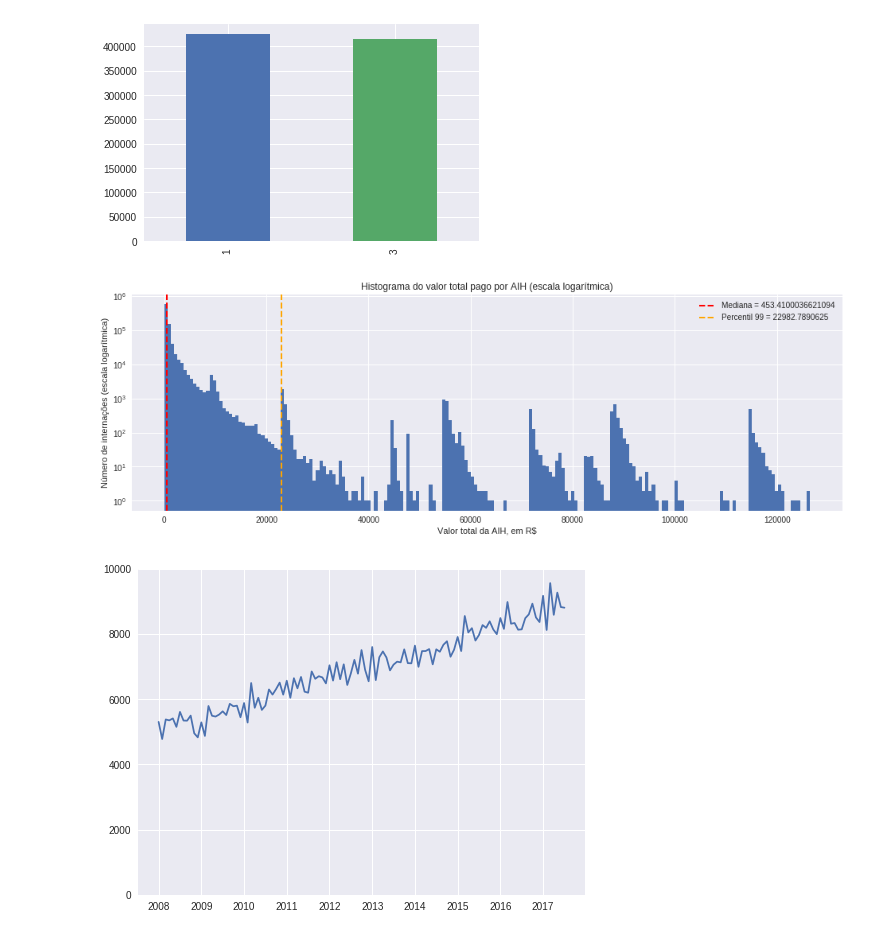
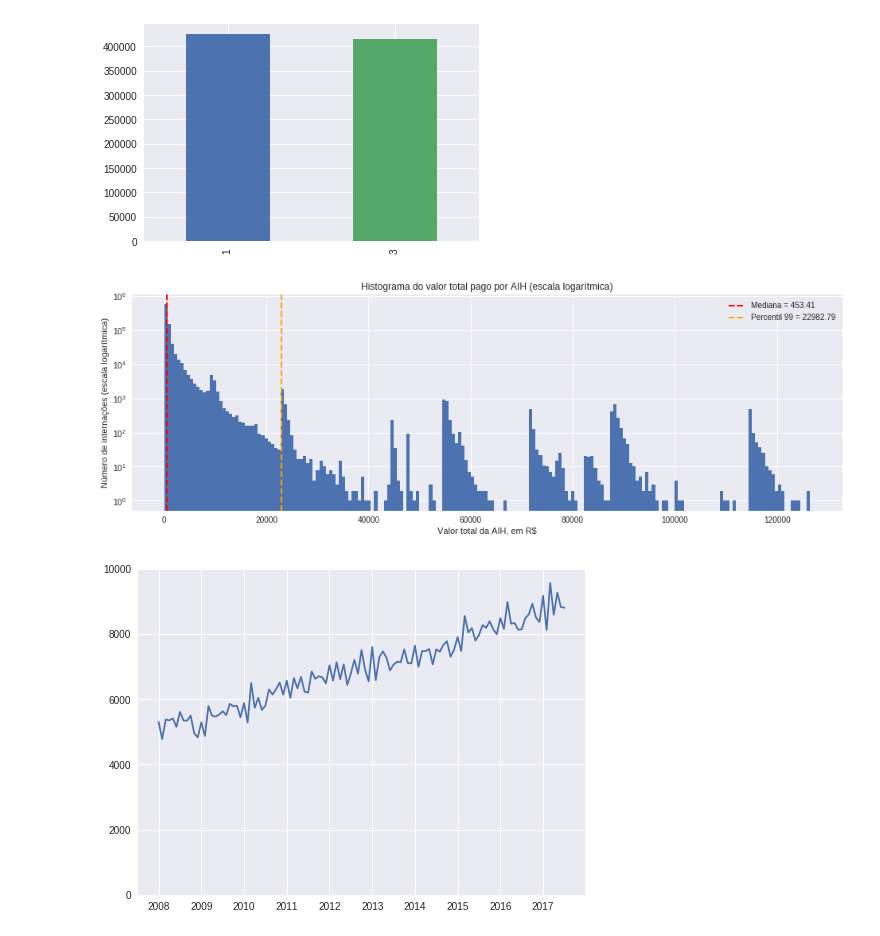
Before and after one commit to gbletsch/hematologic_hospitalizations_brazil, a Jupyter notebook: tcc.ipynb, the cells around one changed output. Cells and saved outputs as stored; diff of their text form; code cells hidden in the pictures.

```diff
--- a/tcc.ipynb
+++ b/tcc.ipynb
@@ -13,8 +13,6 @@ CACHEPATH, RAW_DATA, PRODUCED_DATASETS = create_cache_path()
 # %%
 %%time
 hemato = make_all_dataset(force_download='no')
-hemato.DT_INTER = pd.to_datetime(hemato.DT_INTER)
-hemato.DT_SAIDA = pd.to_datetime(hemato.DT_SAIDA)
 # %% [output]
 Optimizing df...
 
@@ -76,20 +45,20 @@ hemato.SEXO.value_counts().plot(kind='bar')
 # %%
 # valor total recebido por AIH
 # a escala é logarítmica por causa da amplitude dos valores
 
 hemato.VAL_TOT.hist(log=True, bins=200, figsize=(16, 5))
 median = hemato.VAL_TOT.quantile(.5)
 p = hemato.VAL_TOT.quantile(.99)
-plt.axvline(x=median, color='r', linestyle='--', linewidth=2, label='Mediana = {}'.format(median))
-plt.axvline(x=p, color='orange', linestyle='--', linewidth=2, label='Percentil 99 = {}'.format(p))
+plt.axvline(x=median, color='r', linestyle='--', linewidth=2, label='Mediana = {:.2f}'.format(median))
+plt.axvline(x=p, color='orange', linestyle='--', linewidth=2, label='Percentil 99 = {:.2f}'.format(p))
 
 plt.xlabel('Valor total da AIH, em R$')
 plt.ylabel('Número de internações (escala logarítmica)')
 plt.legend(loc=1)
 plt.title('Histograma do valor total pago por AIH (escala logarítmica)')
 plt.show()
 # %% [output]
-[figure, old version]
+[figure, new version]
 # %%
 int_by_day = pd.to_datetime(hemato.DT_INTER).value_counts()
 
```
Also changed, not shown: parts of 4 cells of this notebook, 1 other file.
